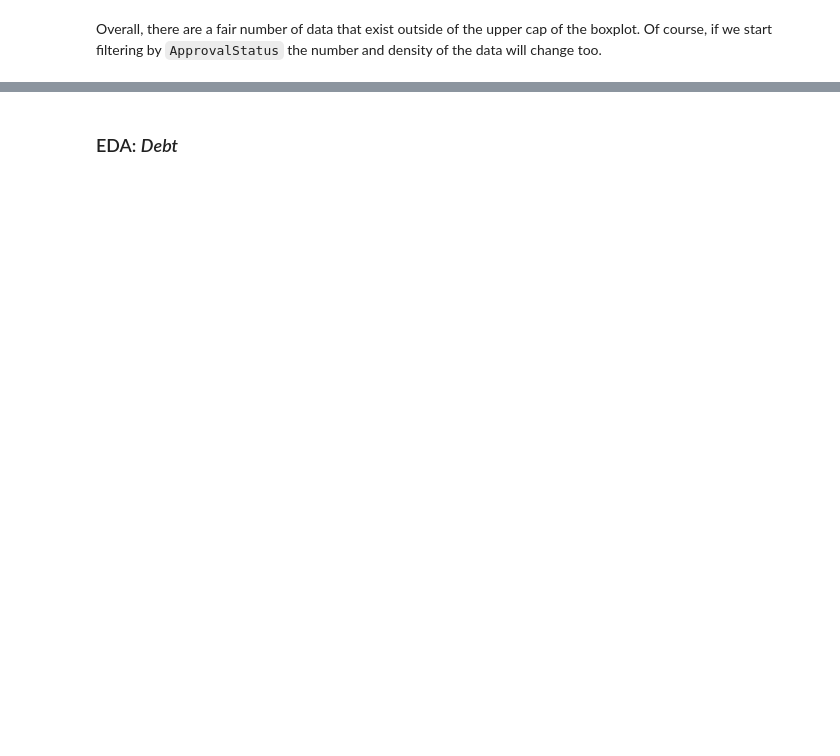
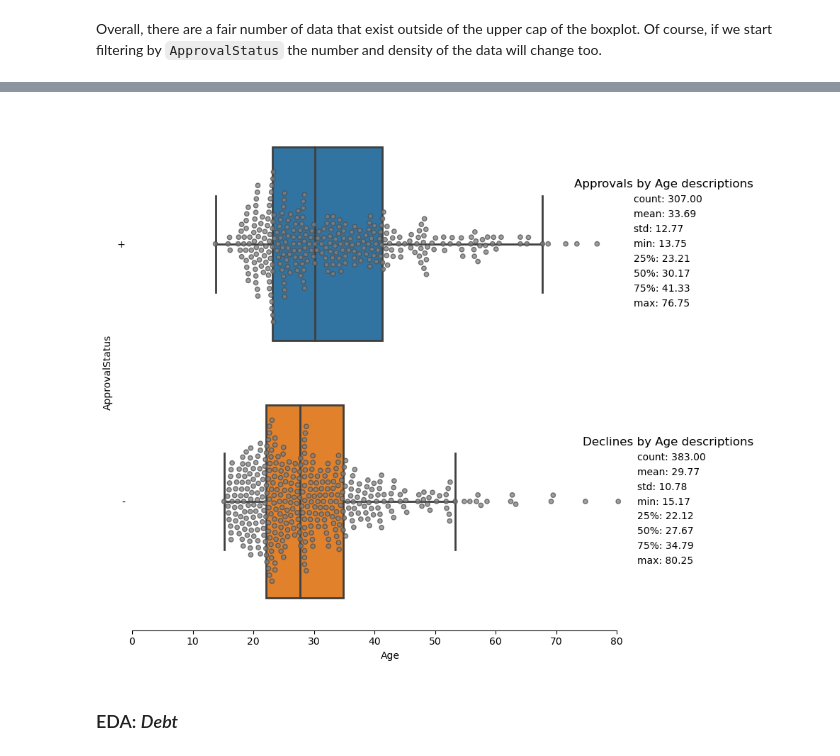
Before and after one commit to nvbergen/DC_project_CC_apps, a Jupyter notebook: Code/Credit approval Project.ipynb, the cells around one changed output, grey strips where cells are left out. Drawn from its saved outputs; the diff is of its cells as text; code cells hidden in the pictures; blank space fills up the shorter version.

```diff
--- a/Code/Credit approval Project.ipynb
+++ b/Code/Credit approval Project.ipynb
@@ -1105,3 +1152,7 @@ ax.legend(
+# %%
+multibox(apps2, 'Age', 'ApprovalStatus')
+# %% [output]
+[figure, added]
 # %% [markdown]
 <a id = "eda_debt"></a>
 ### EDA: _Debt_
```
Also changed, not shown: parts of 13 cells of this notebook.
